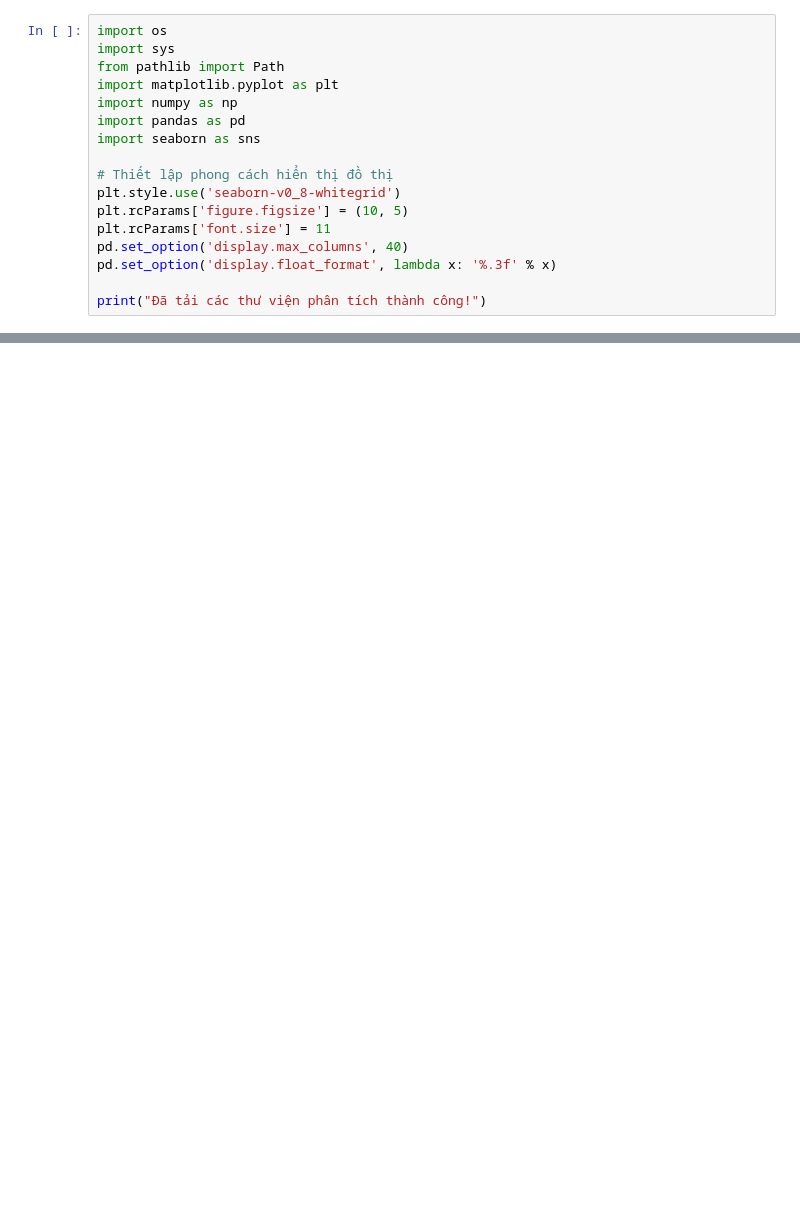
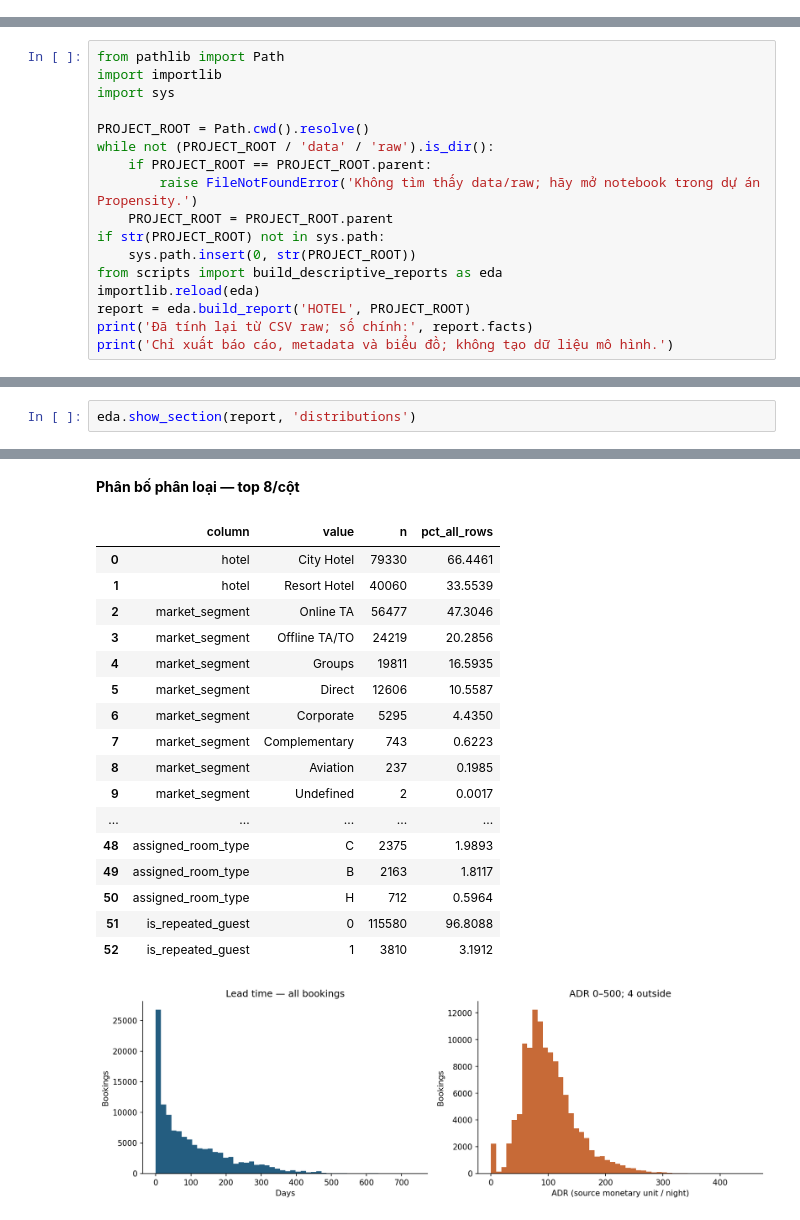
Before and after one commit to AnhQun18/Propensity-VSF-tts, a Jupyter notebook: notebooks/HOTEL/hotel_descriptive_report.ipynb, the cells around one changed output, grey strips where cells are left out. Drawn from its saved outputs; the diff is of its cells as text; blank space fills up the shorter version.

```diff
--- a/notebooks/HOTEL/hotel_descriptive_report.ipynb
+++ b/notebooks/HOTEL/hotel_descriptive_report.ipynb
@@ -8,17 +0,0 @@ Mục tiêu của báo cáo là thực hiện thống kê mô tả toàn diện
-# %%
-import os
-import sys
-from pathlib import Path
-import matplotlib.pyplot as plt
-import numpy as np
-import pandas as pd
-import seaborn as sns
-
-# Thiết lập phong cách hiển thị đồ thị
-plt.style.use('seaborn-v0_8-whitegrid')
-plt.rcParams['figure.figsize'] = (10, 5)
-plt.rcParams['font.size'] = 11
-pd.set_option('display.max_columns', 40)
-pd.set_option('display.float_format', lambda x: '%.3f' % x)
-
-print("Đã tải các thư viện phân tích thành công!")
@@ -276,0 +9,17 @@ plt.show()
+# %%
+from pathlib import Path
+import importlib
+import sys
+
+PROJECT_ROOT = Path.cwd().resolve()
+while not (PROJECT_ROOT / 'data' / 'raw').is_dir():
+    if PROJECT_ROOT == PROJECT_ROOT.parent:
+        raise FileNotFoundError('Không tìm thấy data/raw; hãy mở notebook trong dự án Propensity.')
+    PROJECT_ROOT = PROJECT_ROOT.parent
+if str(PROJECT_ROOT) not in sys.path:
+    sys.path.insert(0, str(PROJECT_ROOT))
+from scripts import build_descriptive_reports as eda
+importlib.reload(eda)
+report = eda.build_report('HOTEL', PROJECT_ROOT)
+print('Đã tính lại từ CSV raw; số chính:', report.facts)
+print('Chỉ xuất báo cáo, metadata và biểu đồ; không tạo dữ liệu mô hình.')
@@ -276,0 +103,3 @@ plt.show()
+# %%
+eda.show_section(report, 'distributions')
+# %% [output]
@@ -276,0 +122,19 @@ plt.show()
+**Phân bố phân loại — top 8/cột**
+|  | column | value | n | pct_all_rows |
+| 0 | hotel | City Hotel | 79330 | 66.4461 |
+| 1 | hotel | Resort Hotel | 40060 | 33.5539 |
+| 2 | market_segment | Online TA | 56477 | 47.3046 |
+| 3 | market_segment | Offline TA/TO | 24219 | 20.2856 |
+| 4 | market_segment | Groups | 19811 | 16.5935 |
+| 5 | market_segment | Direct | 12606 | 10.5587 |
+| 6 | market_segment | Corporate | 5295 | 4.4350 |
+| 7 | market_segment | Complementary | 743 | 0.6223 |
+| 8 | market_segment | Aviation | 237 | 0.1985 |
+| 9 | market_segment | Undefined | 2 | 0.0017 |
+| ... | ... | ... | ... | ... |
+| 48 | assigned_room_type | C | 2375 | 1.9893 |
+| 49 | assigned_room_type | B | 2163 | 1.8117 |
+| 50 | assigned_room_type | H | 712 | 0.5964 |
+| 51 | is_repeated_guest | 0 | 115580 | 96.8088 |
+| 52 | is_repeated_guest | 1 | 3810 | 3.1912 |
+[figure, added]
```
Also changed, not shown: parts of 38 cells of this notebook, 30 other files.
